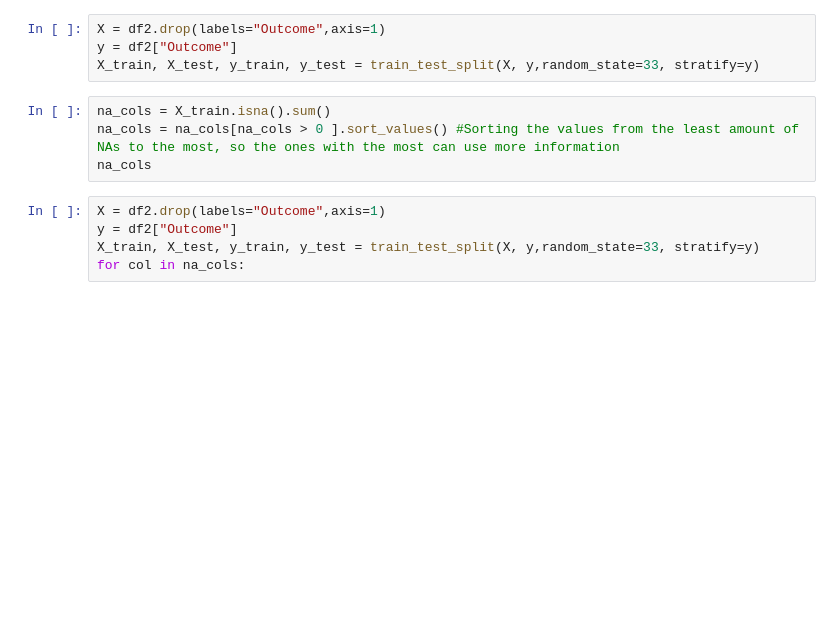
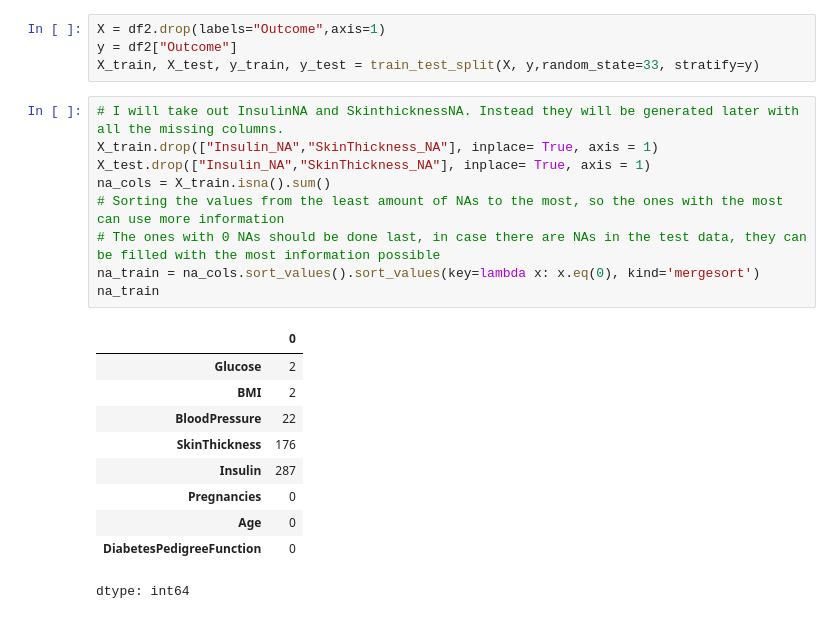
Before and after one commit to SanchezJoseAntonio/Prediction_risk_diabetes, a Jupyter notebook: Prediction_risk_diabetes.ipynb, the cells around one changed output. Saved outputs shown, nothing was run; the diff lists cells and outputs as text; blank space fills up the shorter version.

```diff
--- a/Prediction_risk_diabetes.ipynb
+++ b/Prediction_risk_diabetes.ipynb
@@ -118,12 +258,23 @@ I will start imputing the rest of the missing values.Therefore I will divide the
 X = df2.drop(labels="Outcome",axis=1)
 y = df2["Outcome"]
 X_train, X_test, y_train, y_test = train_test_split(X, y,random_state=33, stratify=y)
-# %%
-na_cols = X_train.isna().sum()
-na_cols = na_cols[na_cols > 0 ].sort_values() #Sorting the values from the least amount of NAs to the most, so the ones with the most can use more information
-na_cols
-# %%
-X = df2.drop(labels="Outcome",axis=1)
-y = df2["Outcome"]
-X_train, X_test, y_train, y_test = train_test_split(X, y,random_state=33, stratify=y)
-for col in na_cols:
+# %%
+# I will take out InsulinNA and SkinthicknessNA. Instead they will be generated later with all the missing columns.
+X_train.drop(["Insulin_NA","SkinThickness_NA"], inplace= True, axis = 1)
+X_test.drop(["Insulin_NA","SkinThickness_NA"], inplace= True, axis = 1)
+na_cols = X_train.isna().sum()
+# Sorting the values from the least amount of NAs to the most, so the ones with the most can use more information
+# The ones with 0 NAs should be done last, in case there are NAs in the test data, they can be filled with the most information possible
+na_train = na_cols.sort_values().sort_values(key=lambda x: x.eq(0), kind='mergesort')
+na_train
+# %% [output]
+|  | 0 |
+| Glucose | 2 |
+| BMI | 2 |
+| BloodPressure | 22 |
+| SkinThickness | 176 |
+| Insulin | 287 |
+| Pregnancies | 0 |
+| Age | 0 |
+| DiabetesPedigreeFunction | 0 |
+dtype: int64
```
Also changed, not shown: parts of 26 cells of this notebook.
